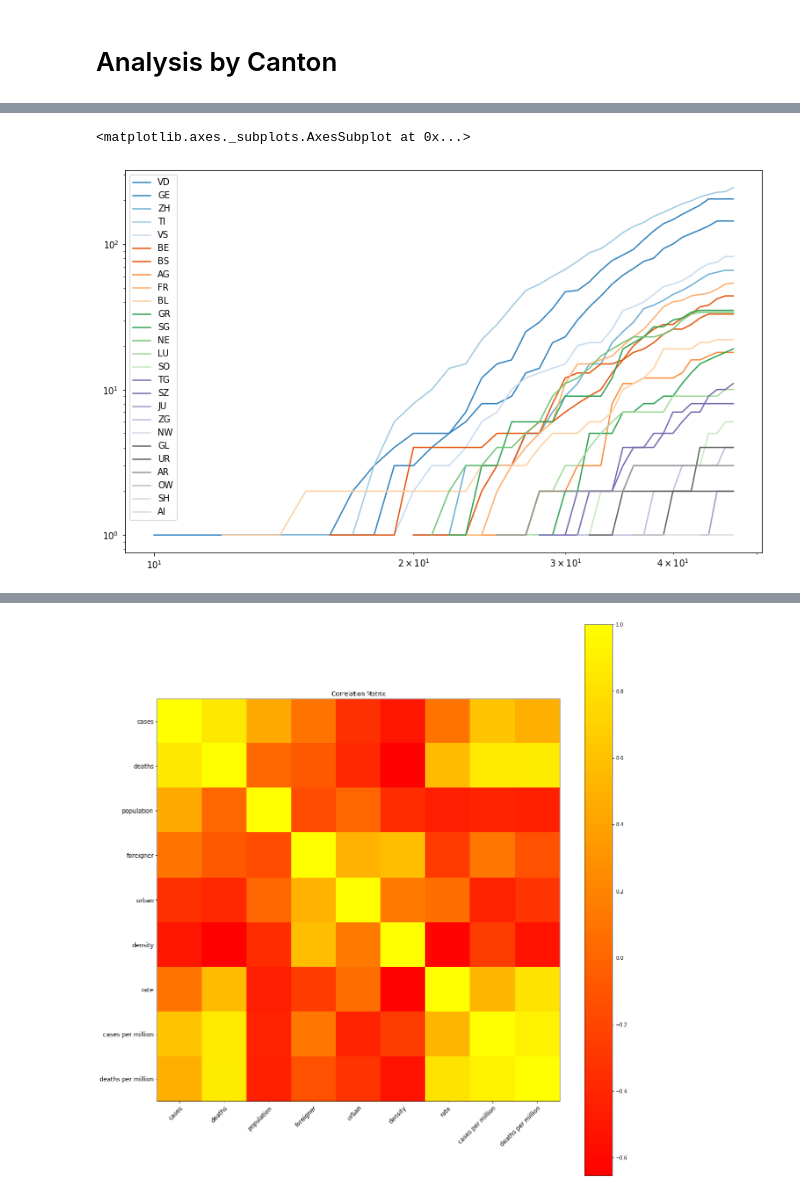
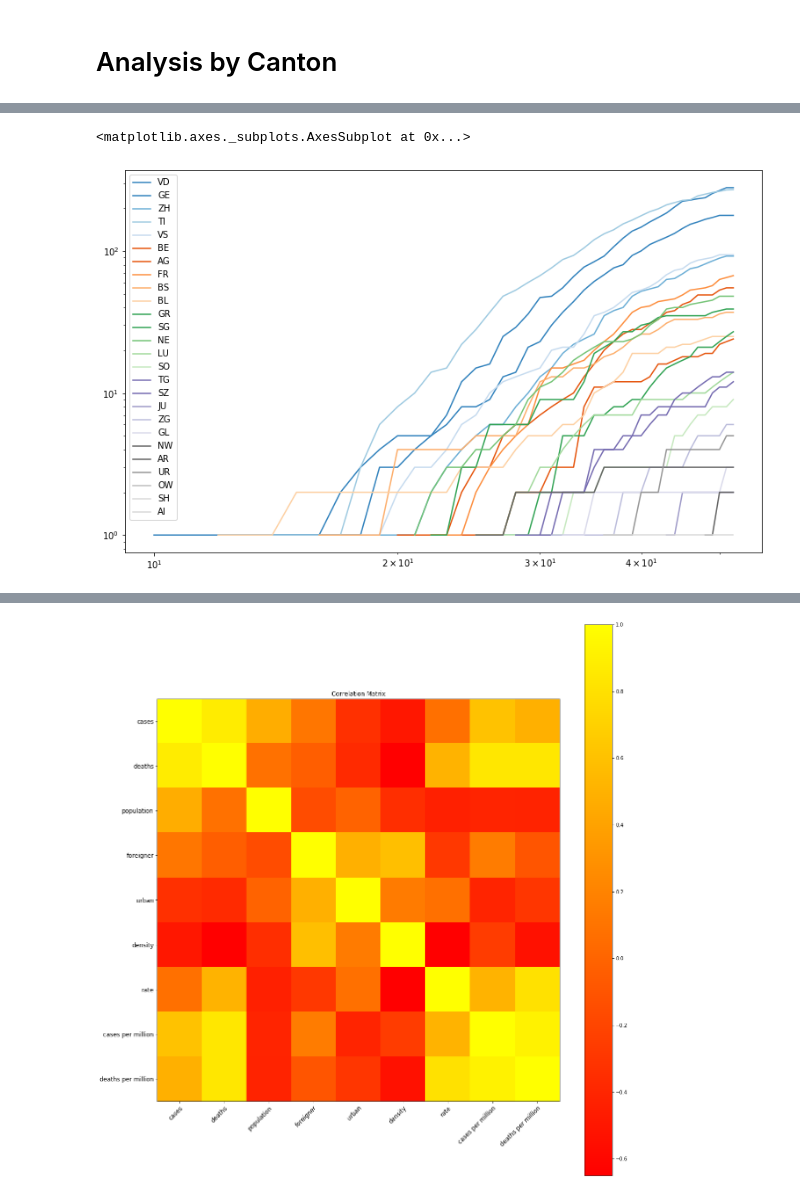
Before and after one commit to jpmieville/COVID-19_data_analyis, a Jupyter notebook: covid19_swiss.ipynb, the cells around one changed output, grey strips where cells are left out. Drawn from its saved outputs; the diff is of its cells as text; code cells hidden in the pictures.

```diff
--- a/covid19_swiss.ipynb
+++ b/covid19_swiss.ipynb
@@ -174,8 +182,8 @@ deceased[df_summary.index[1:]].plot(figsize=fig_size, logy=True, cmap=color_sche
 # %%
-deceased[df_summary.index[1:]].plot(figsize=fig_size, logy=True, logx=True, cmap=color_scheme1)
+deaths[df_summary.index[1:]].plot(figsize=fig_size, logy=True, logx=True, cmap=color_scheme1)
 # %% [output]
 <matplotlib.axes._subplots.AxesSubplot at 0x...>
-[figure, old version]
+[figure, new version]
 # %%
 deaths["CH"].plot(figsize=fig_size, color="r", title="Deaths")
 daily_deaths["CH"].plot.bar(secondary_y=True, rot=0, figsize=fig_size)
```
Also changed, not shown: parts of 32 cells of this notebook, 3 other files.
